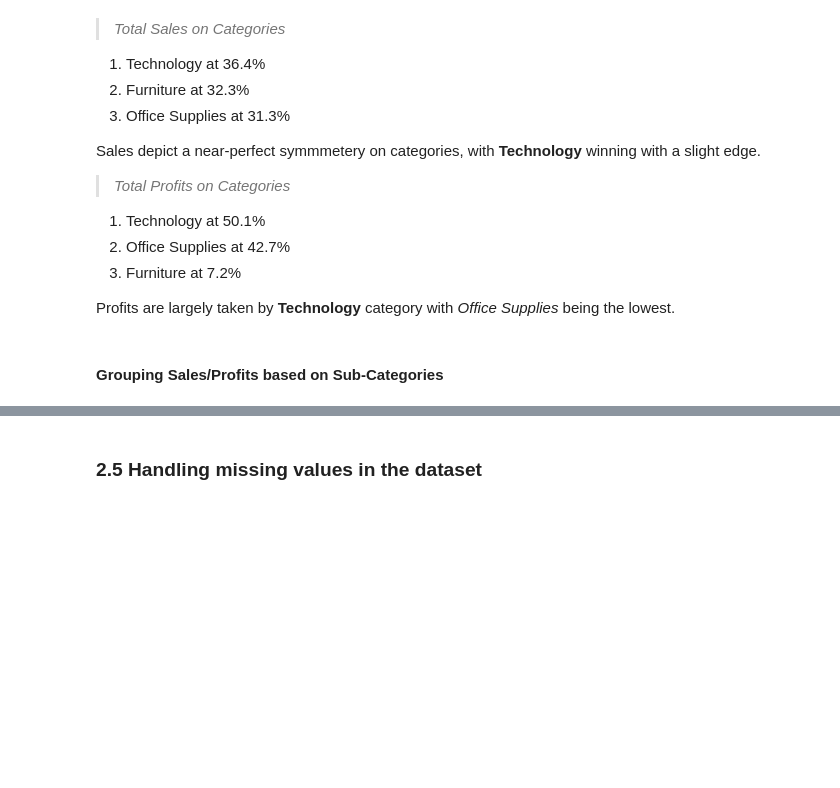
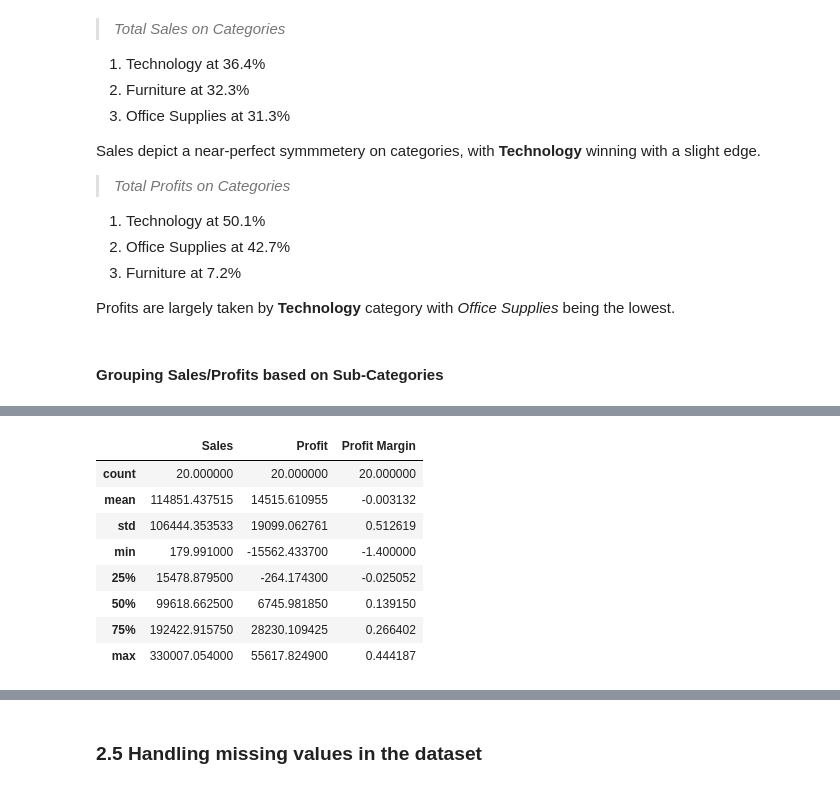
Before and after one commit to nareshwar/uhull-module-1, a Jupyter notebook: assignment_notebook/assignment_final.ipynb, the cells around one changed output, grey strips where cells are left out. Drawn from its saved outputs; the diff is of its cells as text; code cells hidden in the pictures; blank space fills up the shorter version.

```diff
--- a/assignment_notebook/assignment_final.ipynb
+++ b/assignment_notebook/assignment_final.ipynb
@@ -431,0 +454,19 @@ ValueError: Cannot subset columns with a tuple with more than one element. Use a
+# %%
+#Grouping the data on category and it's respective sub-categories. Calculating the profit margin.
+sales_per_subcategory = global_super_store_data.groupby(['Category', 'Sub-Category'], as_index=False)[['Sales', 'Profit']].sum()
+sales_per_subcategory['Profit Margin'] = sales_per_subcategory['Profit'] / sales_per_subcategory['Sales']
+
+#Sorting the dataframe based on profit margin
+sales_per_subcategory = sales_per_subcategory.sort_values(by=['Category', 'Sub-Category', 'Profit Margin'], ascending=True)
+
+sales_per_subcategory.describe()
+# %% [output]
+|  | Sales | Profit | Profit Margin |
+| count | 20.000000 | 20.000000 | 20.000000 |
+| mean | 114851.437515 | 14515.610955 | -0.003132 |
+| std | 106444.353533 | 19099.062761 | 0.512619 |
+| min | 179.991000 | -15562.433700 | -1.400000 |
+| 25% | 15478.879500 | -264.174300 | -0.025052 |
+| 50% | 99618.662500 | 6745.981850 | 0.139150 |
+| 75% | 192422.915750 | 28230.109425 | 0.266402 |
+| max | 330007.054000 | 55617.824900 | 0.444187 |
```
Also changed, not shown: parts of 10 cells of this notebook, 1 other file.
